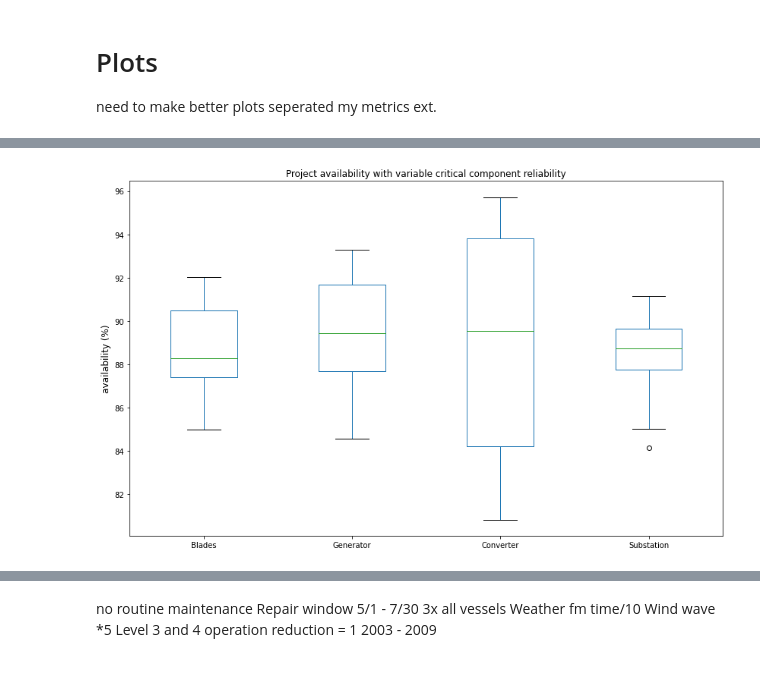
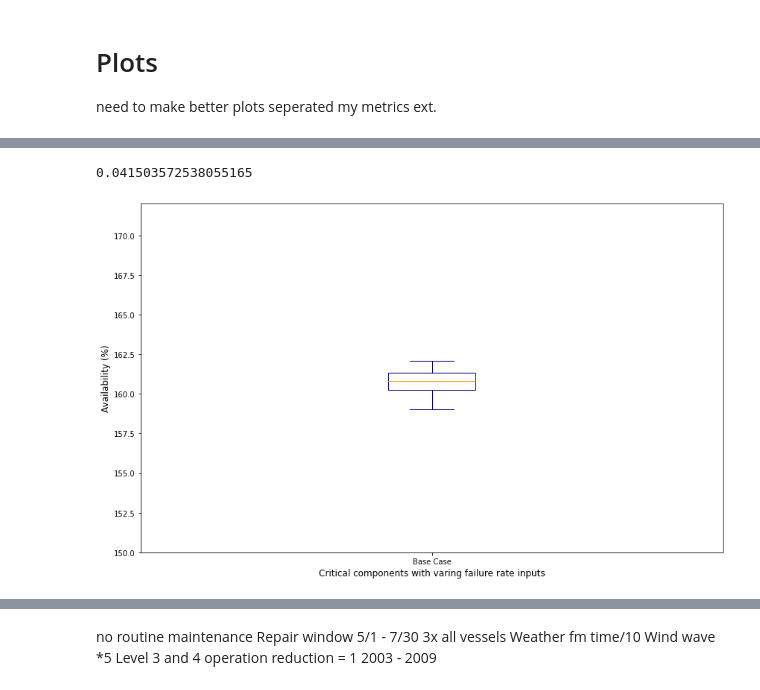
Before and after one commit to aletcherhartman/SULI-Spring-2021, a Jupyter notebook: 15 MW OWT FMECA SULI Spring 2021.ipynb, the cells around one changed output, grey strips where cells are left out. Saved outputs shown, nothing was run; the diff lists cells and outputs as text; code cells hidden in the pictures.

```diff
--- a/15 MW OWT FMECA SULI Spring 2021.ipynb
+++ b/15 MW OWT FMECA SULI Spring 2021.ipynb
@@ -90,7 +110,7 @@ vesselsS2 = ['offshore_ctv_S2.yaml',
              'cable_vessel_S2-Copy2.yaml']
 
 equipmentVessels = vesselsS1
-endYear = 2005
+endYear = 2009
 iterations = 5
 
 input = inputs[6]
@@ -1022,12 +1038,24 @@ lableind = 0
+# %%
+(160.95 - 152.46)/160.95
+(160.95 - 154.27)/160.95
+# %% [output]
+0.041503572538055165
 # %%
+baseadf = pd.DataFrame(
+                         {
+                             "Base Case": basesa,
+                         }
+                     )
+
 fig, ax = plt.subplots(figsize=(14, 8.6))
-availabilitydf.plot(kind='box',ax=ax)
+basecdf.plot(kind='box',ax=ax, color = color, ylim=(150,172))
 
-plt.ylabel('availability (%)', fontsize=12)
+plt.ylabel('Availability (%)', fontsize=12)
+plt.xlabel('Critical components with varing failure rate inputs', fontsize=12)
 #plt.xticks(index, label, fontsize=12, rotation=10)
-plt.title('Project availability with variable critical component reliability')
+#plt.title('Project availability with variable critical component reliability')
 #ax.legend()#handles = handle, loc="lower left", fontsize=14)
 plt.show()
 #availabilitydf.describe()
 # %% [output]
-[figure, old version]
+[figure, new version]
```
Also changed, not shown: parts of 53 cells of this notebook.
